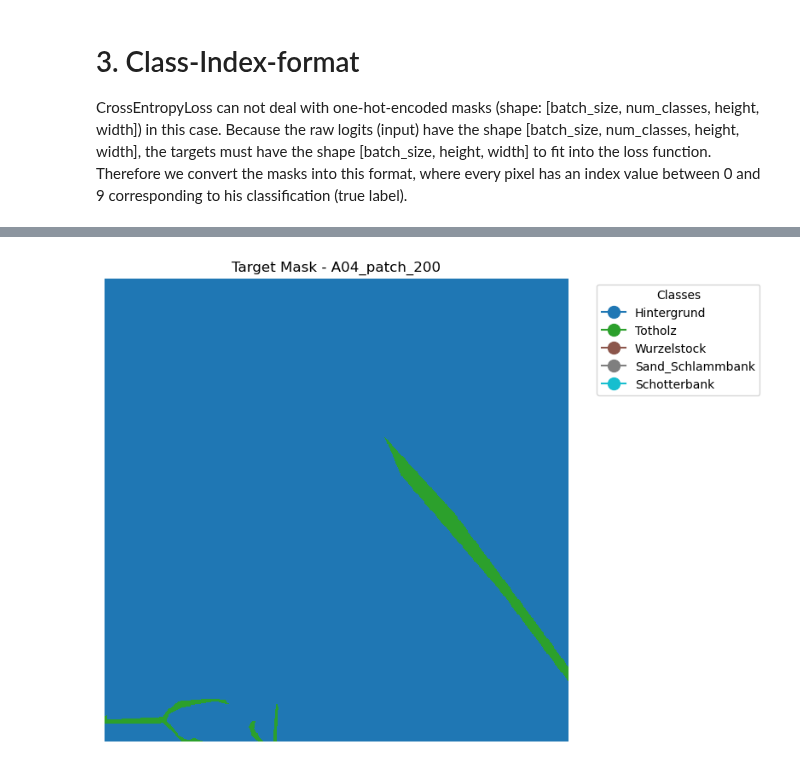
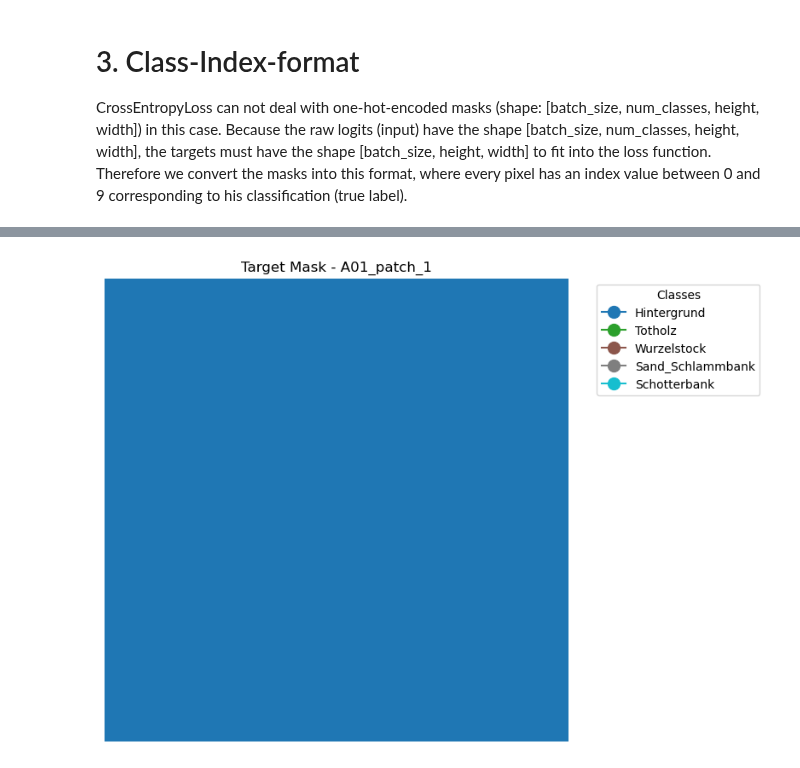
Before and after one commit to hiebschi/MoSE, a Jupyter notebook: notebooks/01_preprocessing/01.4_subsequent_adjustments.ipynb, the cells around one changed output, grey strips where cells are left out. Saved outputs shown, nothing was run; the diff lists cells and outputs as text; code cells hidden in the pictures.

Commit message:
masks exploration

```diff
--- a/notebooks/01_preprocessing/01.4_subsequent_adjustments.ipynb
+++ b/notebooks/01_preprocessing/01.4_subsequent_adjustments.ipynb
@@ -334,0 +428,8 @@ len(masks_background_list)
+# %%
+# Load one mask to determine shape
+example_mask = np.load(os.path.join(masks_dir, masks_all_list[0]))
+num_layers, height, width = example_mask.shape
+
+# Total number of pixels per layer across all masks
+total_pixels_per_layer = height * width * total_masks
+print("Total pixels per layer:", total_pixels_per_layer)
@@ -334,0 +438,16 @@ len(masks_background_list)
+# %%
+# Initialize an array to store pixel count per layer
+layer_pixel_counts = np.zeros(num_layers, dtype=np.int64)
+
+# Iterate over all masks and sum up the ones in each layer
+for mask_file in masks_all_list:
+    mask = np.load(os.path.join(masks_dir, mask_file))
+    for layer in range(num_layers):
+        layer_pixel_counts[layer] += np.sum(mask[layer] == 1)
+
+# Compute the percentage of pixels (ones) per layer
+layer_percentages = 100 * layer_pixel_counts / total_pixels_per_layer
+
+print("Layer pixel counts:", layer_pixel_counts)
+print("Layer percentages:", layer_percentages)
+# np.sum(layer_percentages) = 100 %
@@ -334,0 +457,17 @@ len(masks_background_list)
+# %%
+# Plot a bar plot of the percentages with percentage labels on each bar
+plt.figure(figsize=(8, 5))
+bars = plt.bar(layers, layer_percentages, color='lightblue')
+plt.xlabel('Layer / Class')
+plt.ylabel('Percentage of pixels with label (%)')
+plt.title('Percentage of pixels in each class')
+plt.xticks(layers, x_labels, rotation=45)
+plt.ylim(0, 100)
+
+# Annotate each bar with the percentage value
+for i, bar in enumerate(bars):
+    plt.text(bar.get_x() + bar.get_width()/2, bar.get_height(),
+             f'{layer_percentages[i]:.2f}%',
+             ha='center', va='bottom')
+
+plt.show()
@@ -361,34 +502,34 @@ len(targets_list)
 
 ##################################
 # choose target by SECTION and ID
-SECTION = "A04"  # -------------------->> adjustable
-TEST_MASK_ID = 200  # -------------------->> adjustable
+SECTION = "A01"  # -------------------->> adjustable
+TEST_MASK_ID = 1  # -------------------->> adjustable
 ###############################
 
 # path to target
 target_path = f"{targets_dir}/{SECTION}_patch_{TEST_MASK_ID}_mask.npy"
 
 # load target
 test_target = np.load(target_path)
 
 # generate colors with matplotlib
 colors = plt.cm.tab10(np.linspace(0, 1, len(reversed_label_codes_ohe)))  # 4 colors
 cmap = plt.matplotlib.colors.ListedColormap(colors)
 
 # plot target
 plt.figure(figsize=(8, 8))
 plt.imshow(test_target, cmap=cmap, vmin=0, vmax=len(reversed_label_codes_ohe) - 1, interpolation='nearest') # deactivate interpolation
 plt.title(f"Target Mask - {SECTION}_patch_{TEST_MASK_ID}")
 plt.axis("off")
 
 # add legend
 legend_elements = [
     plt.Line2D([0], [0], marker="o", color=colors[i], markersize=10, label=reversed_label_codes_ohe[i])
     for i in range(len(reversed_label_codes_ohe))
 ]
 plt.legend(handles=legend_elements, title="Classes", bbox_to_anchor=(1.05, 1), loc='upper left')
 
 plt.tight_layout()
 plt.show()
 # %% [output]
-[figure, old version]
+[figure, new version]
```
Also changed, not shown: parts of 21 cells of this notebook, 1 other file.
